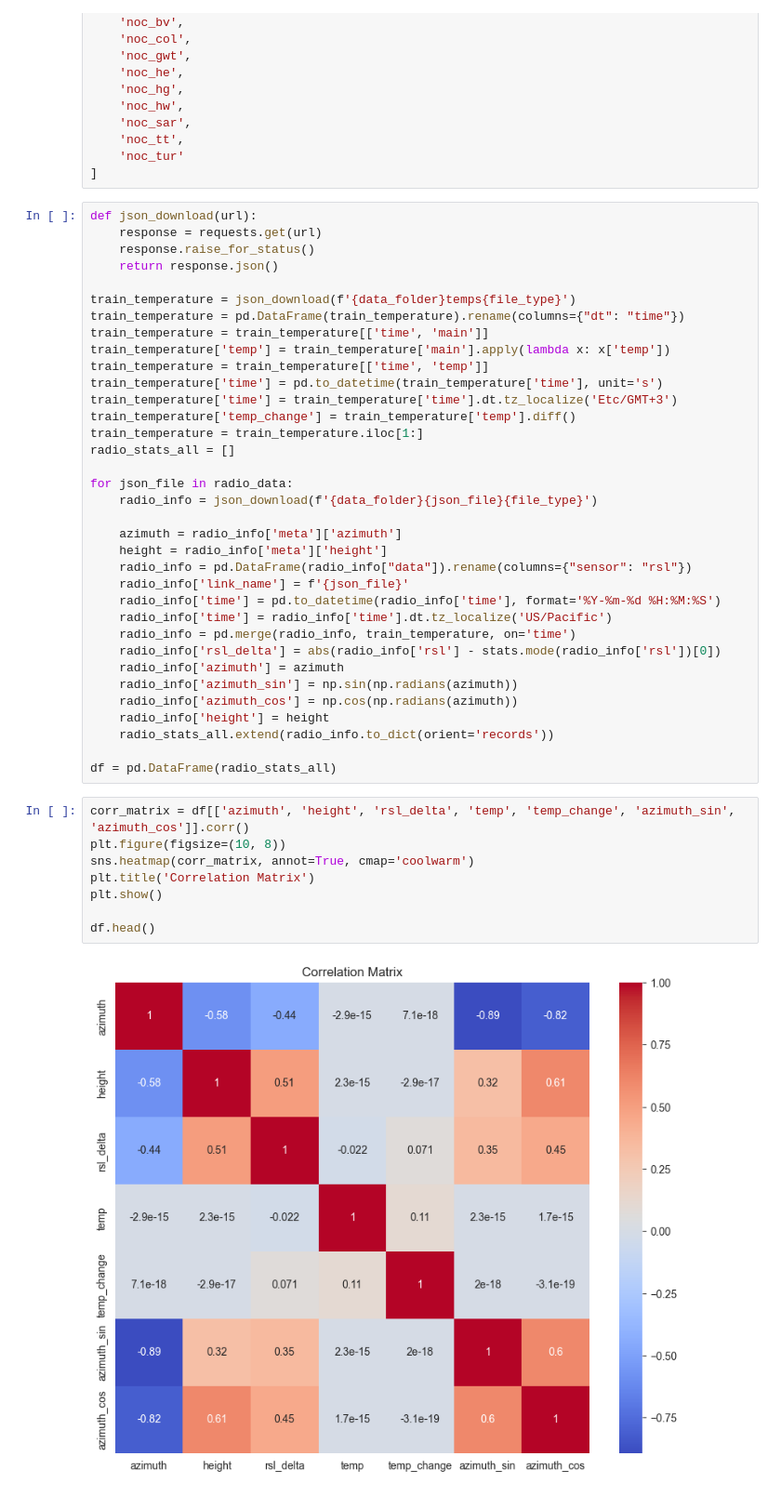
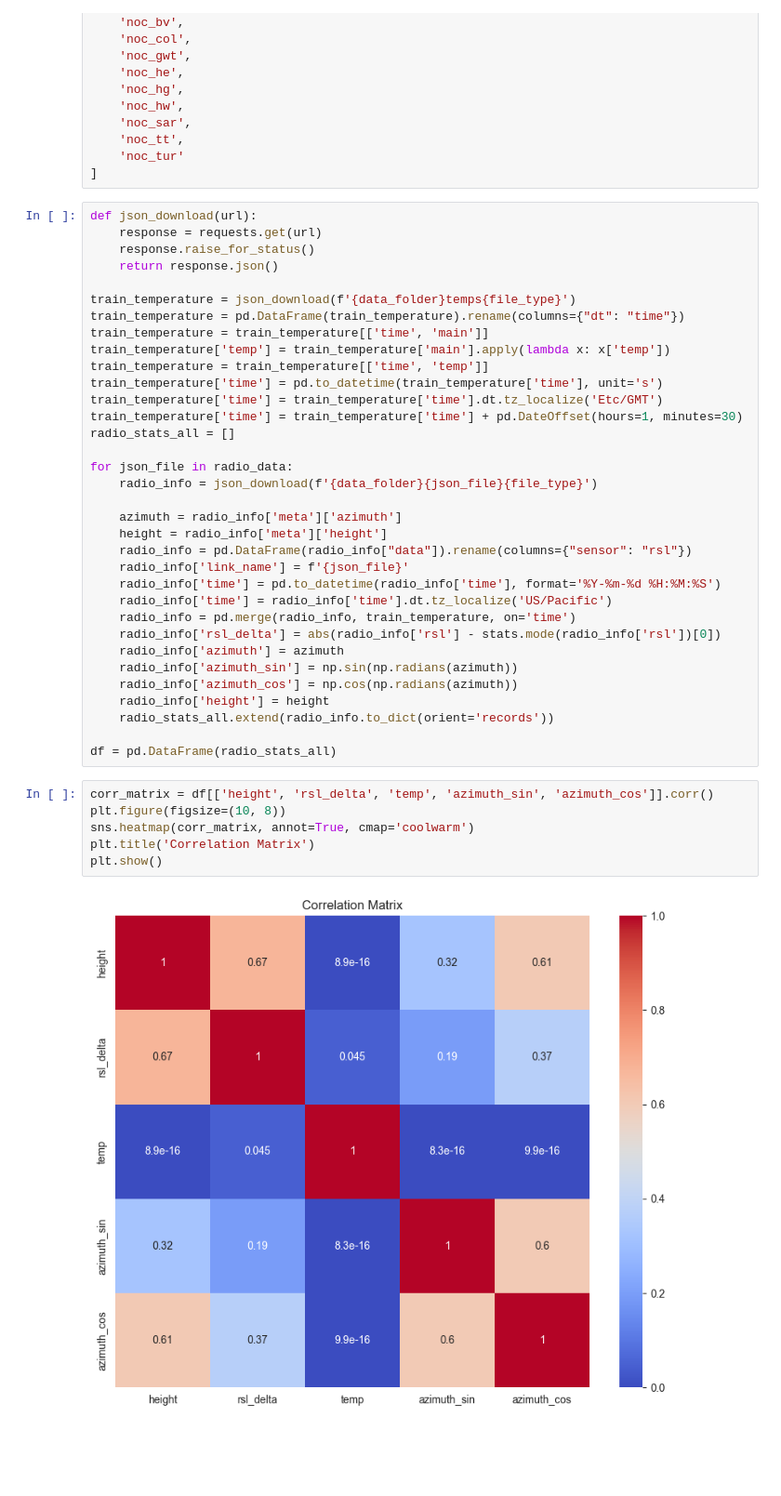
Before and after one commit to brenttoast/C964_Project, a Jupyter notebook: C964_Project.ipynb, the cells around one changed output. Shown at 93% size. Drawn from its saved outputs; the diff is of its cells as text; blank space fills up the shorter version.

```diff
--- a/C964_Project.ipynb
+++ b/C964_Project.ipynb
@@ -43,9 +42,8 @@ train_temperature = train_temperature[['time', 'main']]
 train_temperature['temp'] = train_temperature['main'].apply(lambda x: x['temp'])
 train_temperature = train_temperature[['time', 'temp']]
 train_temperature['time'] = pd.to_datetime(train_temperature['time'], unit='s')
-train_temperature['time'] = train_temperature['time'].dt.tz_localize('Etc/GMT+3')
-train_temperature['temp_change'] = train_temperature['temp'].diff()
-train_temperature = train_temperature.iloc[1:]
+train_temperature['time'] = train_temperature['time'].dt.tz_localize('Etc/GMT')
+train_temperature['time'] = train_temperature['time'] + pd.DateOffset(hours=1, minutes=30)
 radio_stats_all = []
 
 for json_file in radio_data:
@@ -67,12 +65,10 @@ for json_file in radio_data:
 
 df = pd.DataFrame(radio_stats_all)
 # %%
-corr_matrix = df[['azimuth', 'height', 'rsl_delta', 'temp', 'temp_change', 'azimuth_sin', 'azimuth_cos']].corr()
+corr_matrix = df[['height', 'rsl_delta', 'temp', 'azimuth_sin', 'azimuth_cos']].corr()
 plt.figure(figsize=(10, 8))
 sns.heatmap(corr_matrix, annot=True, cmap='coolwarm')
 plt.title('Correlation Matrix')
 plt.show()
-
-df.head()
 # %% [output]
-[figure, old version]
+[figure, new version]
```
Also changed, not shown: parts of 5 cells of this notebook, 1 other file.
